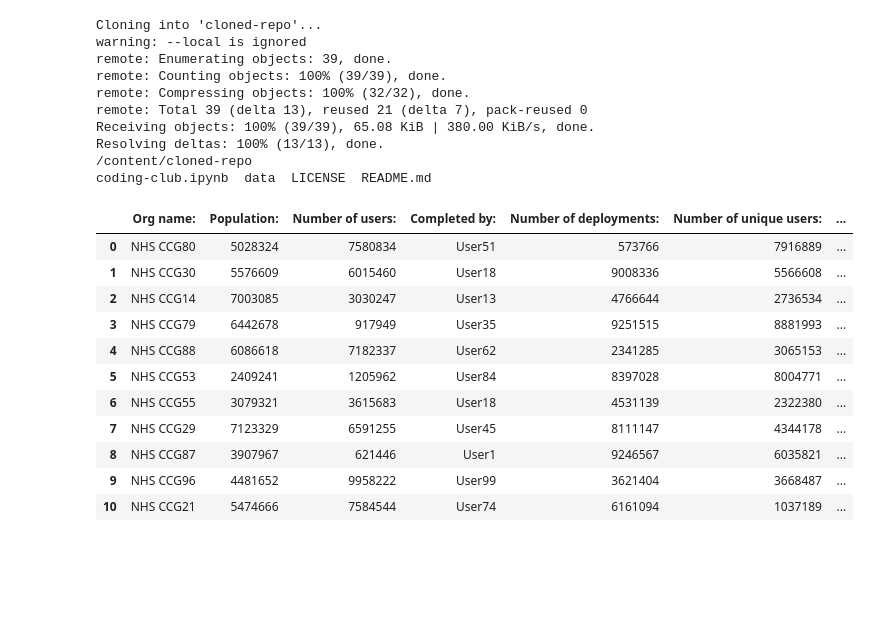
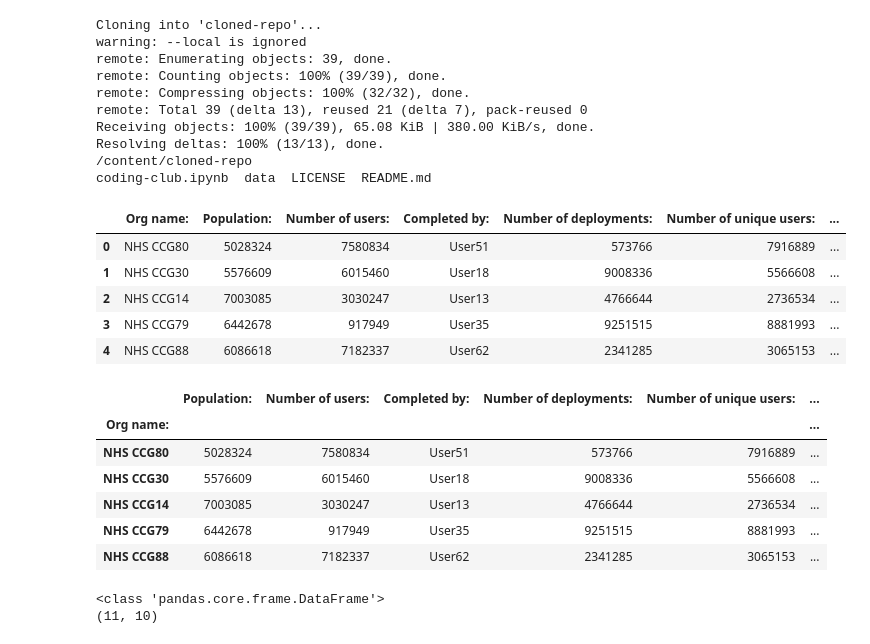
Before and after one commit to nhs-pycom/coding-club-trashPanda, a Jupyter notebook: coding-club_complete.ipynb, the cells around one changed output. Saved outputs shown, nothing was run; the diff lists cells and outputs as text; code cells hidden in the pictures; blank space fills up the shorter version.

```diff
--- a/coding-club_complete.ipynb
+++ b/coding-club_complete.ipynb
@@ -23,20 +24,34 @@ Resolving deltas: 100% (13/13), done.
 coding-club.ipynb  data  LICENSE  README.md
 # %%
 import pandas as pd
+pd.set_option("display.max.columns", None) # show all columns in dataframe
 
+# read an excel file from repo /data/ folder
 path = '/content/cloned-repo/data/tabular structure/Q1 Returns/Jan 2021.xlsx'
 df = pd.read_excel(path)
-df
+df.head()
 # %% [output]
 |  | Org name: | Population: | Number of users: | Completed by: | Number of deployments: | Number of unique users: | ... |
 | 0 | NHS CCG80 | 5028324 | 7580834 | User51 | 573766 | 7916889 | ... |
 | 1 | NHS CCG30 | 5576609 | 6015460 | User18 | 9008336 | 5566608 | ... |
 | 2 | NHS CCG14 | 7003085 | 3030247 | User13 | 4766644 | 2736534 | ... |
 | 3 | NHS CCG79 | 6442678 | 917949 | User35 | 9251515 | 8881993 | ... |
 | 4 | NHS CCG88 | 6086618 | 7182337 | User62 | 2341285 | 3065153 | ... |
-| 5 | NHS CCG53 | 2409241 | 1205962 | User84 | 8397028 | 8004771 | ... |
-| 6 | NHS CCG55 | 3079321 | 3615683 | User18 | 4531139 | 2322380 | ... |
-| 7 | NHS CCG29 | 7123329 | 6591255 | User45 | 8111147 | 4344178 | ... |
-| 8 | NHS CCG87 | 3907967 | 621446 | User1 | 9246567 | 6035821 | ... |
-| 9 | NHS CCG96 | 4481652 | 9958222 | User99 | 3621404 | 3668487 | ... |
-| 10 | NHS CCG21 | 5474666 | 7584544 | User74 | 6161094 | 1037189 | ... |
+# %%
+# specify which sheet to load and index column number (remember index starts at 0 in python)
+df = pd.read_excel(path, sheet_name=0, index_col=0)
+df.head()
+# %% [output]
+|  | Population: | Number of users: | Completed by: | Number of deployments: | Number of unique users: | ... |
+| Org name: |  |  |  |  |  | ... |
+| NHS CCG80 | 5028324 | 7580834 | User51 | 573766 | 7916889 | ... |
+| NHS CCG30 | 5576609 | 6015460 | User18 | 9008336 | 5566608 | ... |
+| NHS CCG14 | 7003085 | 3030247 | User13 | 4766644 | 2736534 | ... |
+| NHS CCG79 | 6442678 | 917949 | User35 | 9251515 | 8881993 | ... |
+| NHS CCG88 | 6086618 | 7182337 | User62 | 2341285 | 3065153 | ... |
+# %%
+print(type(df))
+print(df.shape)
+# %% [output]
+<class 'pandas.core.frame.DataFrame'>
+(11, 10)
```
Also changed, not shown: parts of 4 cells of this notebook.
